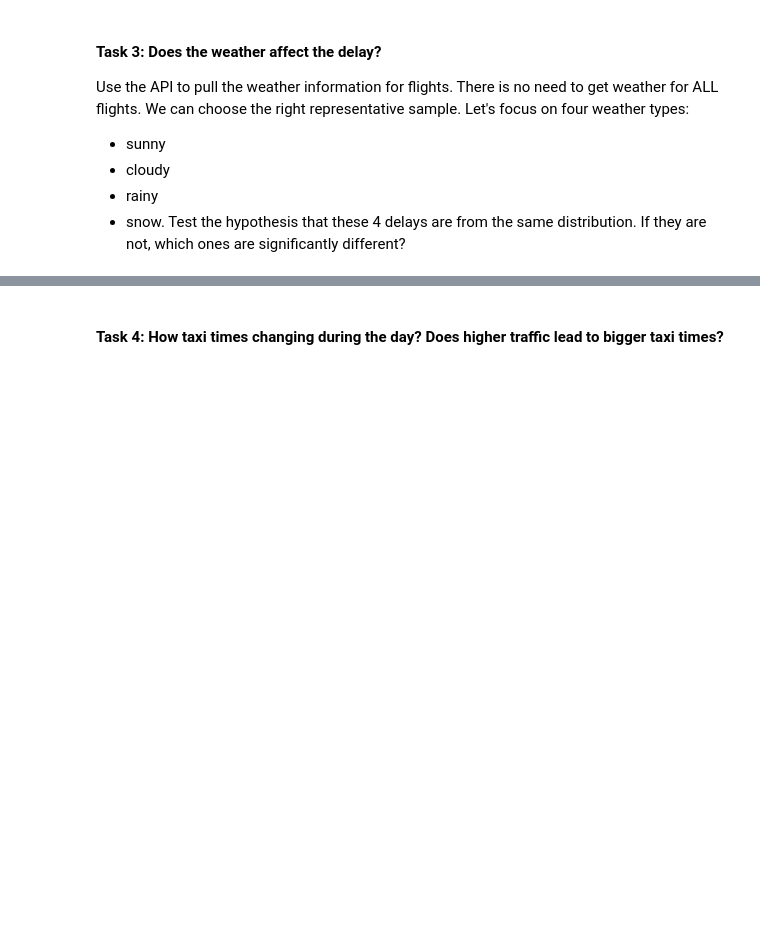
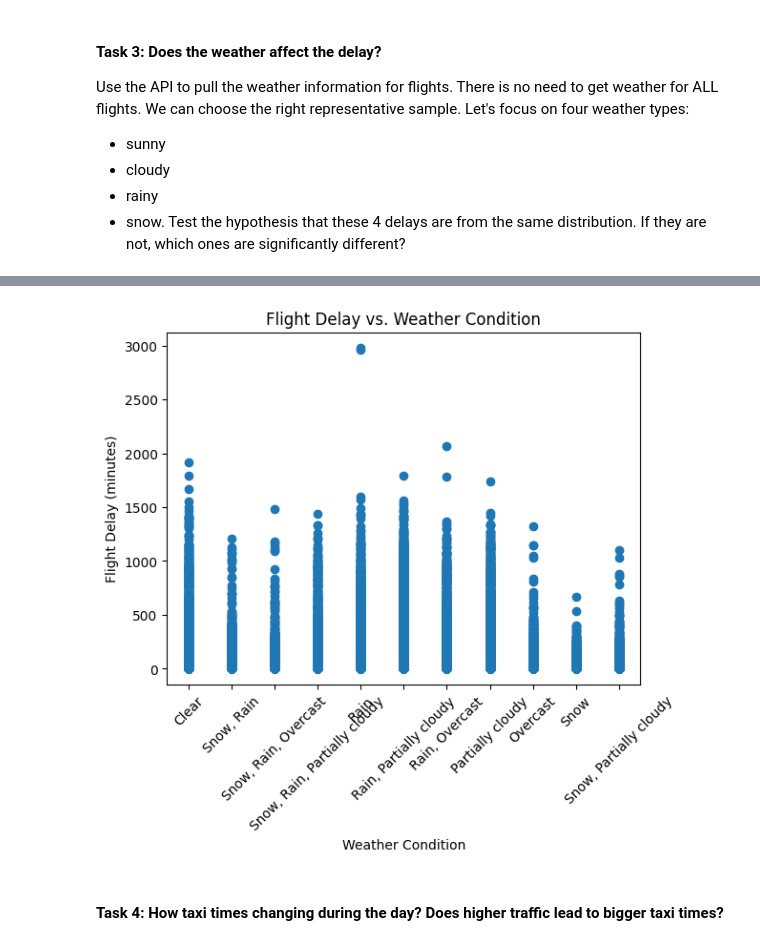
Before and after one commit to tkarmalkar/mid-term-project-I, a Jupyter notebook: exploratory_analysis.ipynb, the cells around one changed output, grey strips where cells are left out. Drawn from its saved outputs; the diff is of its cells as text; code cells hidden in the pictures; blank space fills up the shorter version.

```diff
--- a/exploratory_analysis.ipynb
+++ b/exploratory_analysis.ipynb
@@ -208,0 +201,6 @@ print(response)
+# %%
+# Importing the saved CSV file into dataframe
+weather_df = pd.read_csv("c:/Taslim/LHL/Mid_term Project/new_york_weather.csv")
+
+# print the first few rows of the DataFrame
+weather_df.head()
@@ -208,0 +215,9 @@ print(response)
+# %%
+# convert date columns to datetime
+flights_df['fl_date'] = pd.to_datetime(flights_df['fl_date'])
+weather_df['datetime'] = pd.to_datetime(weather_df['datetime'])
+
+# merge dataframes on date column
+merged_df = pd.merge(flights_df, weather_df, left_on='fl_date', right_on='datetime', how='outer')
+
+merged_df.head()
@@ -209,3 +232,22 @@ print(response)
+# %%
+# Since we are insterested only in delayed flights, select only the rows where dep_delay is greater than or equal to zero.
+merged_df = merged_df[merged_df['dep_delay'] >= 0]
+
+# create a scatter plot of delay by conditions
+plt.scatter(merged_df['conditions'], merged_df['dep_delay'])
+
+# set plot title and axis labels
+plt.title('Flight Delay vs. Weather Condition')
+plt.xlabel('Weather Condition')
+plt.ylabel('Flight Delay (minutes)')
+
+# rotate x-axis labels
+plt.xticks(rotation=45)
+
+# show the plot
+plt.show()
+# %% [output]
+[figure, added]
 # %% [markdown]
 #### **Task 4**: How taxi times changing during the day? Does higher traffic lead to bigger taxi times?
 # %%
```
Also changed, not shown: parts of 9 cells of this notebook.
